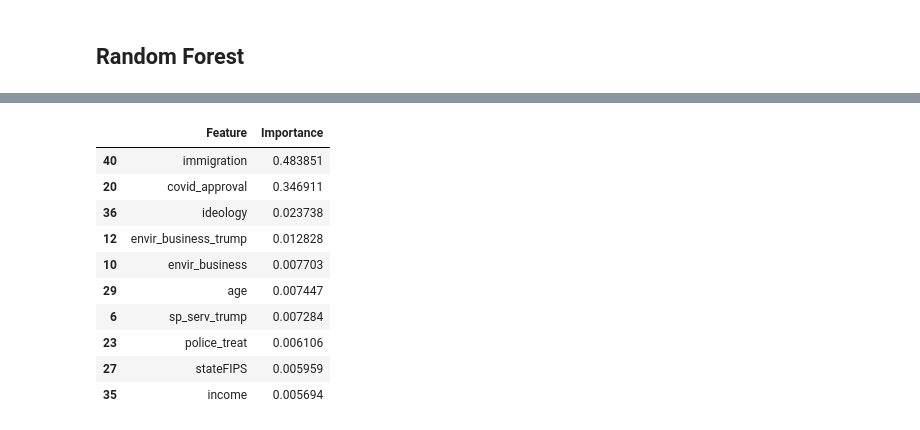
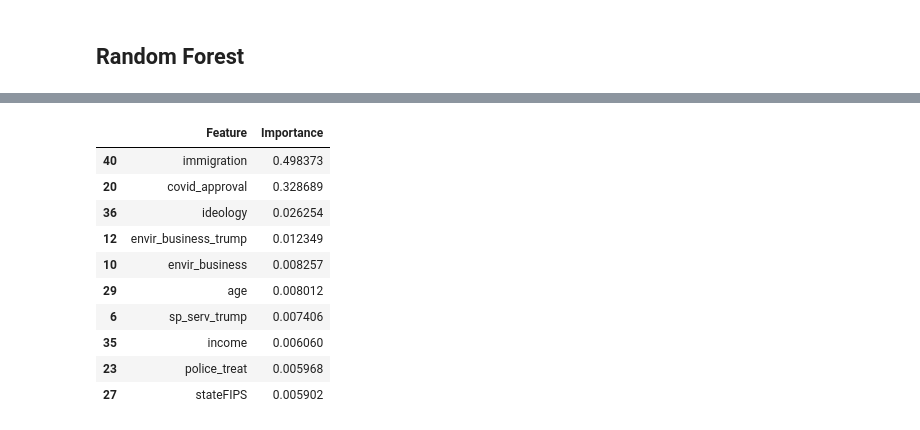
Before and after one commit to abeckler21/ecma31330-final, a Jupyter notebook: project.ipynb, the cells around one changed output, grey strips where cells are left out. Saved outputs shown, nothing was run; the diff lists cells and outputs as text; code cells hidden in the pictures.

```diff
--- a/project.ipynb
+++ b/project.ipynb
@@ -117,15 +117,19 @@ strong multicollinearity problems or that the design matrix is singular.
 ## LASSO Regression
 # %%
 # train test split the pocket and econ + covariate data
-X_pocket_cov_train, X_pocket_cov_test, y_train, y_test = train_test_split(X_pocket_cov, y, test_size=0.2, random_state=25)
-X_econ_cov_train, X_econ_cov_test, y_train, y_test = train_test_split(X_econ_cov, y, test_size=0.2, random_state=25)
+X_pocket_cov_train, X_pocket_cov_test, y_train_pocket, y_test_pocket = train_test_split(X_pocket_cov, y, test_size=0.2, random_state=25)
+X_econ_cov_train, X_econ_cov_test, y_train_econ, y_test_econ = train_test_split(X_econ_cov, y, test_size=0.2, random_state=25)
 
 # fit LASSO models
 lasso_pocket = Lasso(alpha=0.5, random_state=25)
-lasso_pocket.fit(X_pocket_cov_train, y_train)
+lasso_pocket.fit(X_pocket_cov_train, y_train_pocket)
 
 lasso_econ = Lasso(alpha=0.5, random_state=25)
-lasso_econ.fit(X_econ_cov_train, y_train)
+lasso_econ.fit(X_econ_cov_train, y_train_econ)
+
+# compute test accuracy for the models
+print('Test accuracy for pocketEval model:', lasso_pocket.score(X_pocket_cov_test, y_test_pocket))
+print('Test accuracy for econEval model:', lasso_econ.score(X_econ_cov_test, y_test_econ))
 
 # compare the selected features for the two models
 print('Selected features for pocketEval model:')
@@ -286,22 +308,26 @@ feature_importance_pocket.head(10)
 # %%
 # run a Random Forest on econEval and covariates
 rf_econ = RandomForestRegressor(n_estimators=500, random_state=25)
-rf_econ.fit(X_econ_cov, y)
+rf_econ.fit(X_econ_cov_train, y_train_econ)
 
 feature_importance_econ = pd.DataFrame({
     "Feature": X_econ_cov.columns,
     "Importance": rf_econ.feature_importances_
 }).sort_values(by="Importance", ascending=False)
 feature_importance_econ.head(10)
+
+# get random forest prediction accuracy on econ test
+rf_econ.score(X_econ_cov_test, y_test_econ)
+print('Random Forest accuracy on econEval model:', rf_econ.score(X_econ_cov_test, y_test_econ))
 # %% [output]
 |  | Feature | Importance |
-| 40 | immigration | 0.483851 |
-| 20 | covid_approval | 0.346911 |
-| 36 | ideology | 0.023738 |
-| 12 | envir_business_trump | 0.012828 |
-| 10 | envir_business | 0.007703 |
-| 29 | age | 0.007447 |
-| 6 | sp_serv_trump | 0.007284 |
-| 23 | police_treat | 0.006106 |
-| 27 | stateFIPS | 0.005959 |
-| 35 | income | 0.005694 |
+| 40 | immigration | 0.498373 |
+| 20 | covid_approval | 0.328689 |
+| 36 | ideology | 0.026254 |
+| 12 | envir_business_trump | 0.012349 |
+| 10 | envir_business | 0.008257 |
+| 29 | age | 0.008012 |
+| 6 | sp_serv_trump | 0.007406 |
+| 35 | income | 0.006060 |
+| 23 | police_treat | 0.005968 |
+| 27 | stateFIPS | 0.005902 |
```
Also changed, not shown: parts of 6 cells of this notebook.
